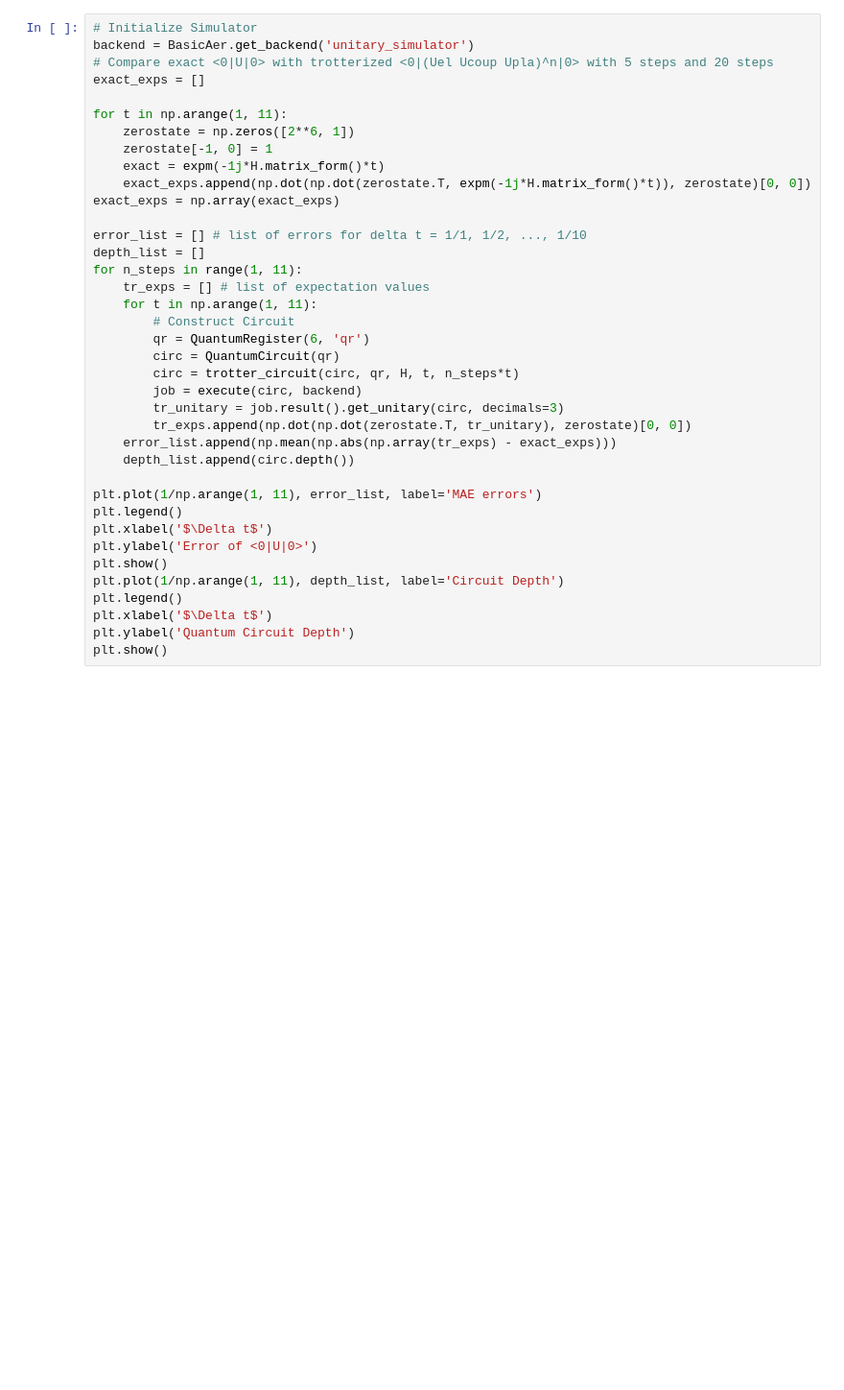
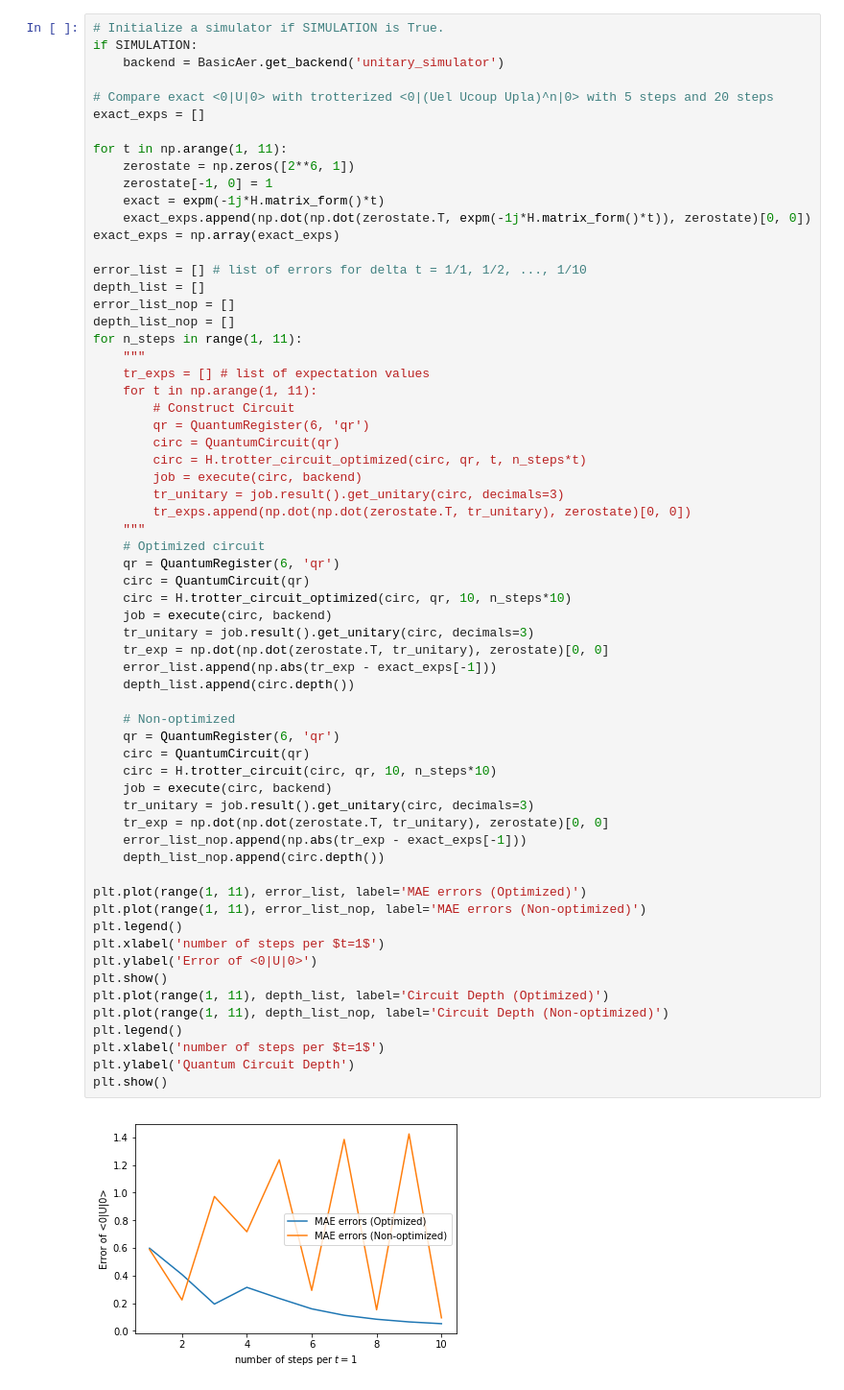
Before and after one commit to brower/QuLAT, a Jupyter notebook: Hiroki/jupyter_notebooks/2_plaquettes_simulation.ipynb, the cells around one changed output. Shown at 96% size. Drawn from its saved outputs; the diff is of its cells as text; blank space fills up the shorter version.

```diff
--- a/Hiroki/jupyter_notebooks/2_plaquettes_simulation.ipynb
+++ b/Hiroki/jupyter_notebooks/2_plaquettes_simulation.ipynb
@@ -101,38 +190,65 @@ plt.show()
 # %%
-# Initialize Simulator
-backend = BasicAer.get_backend('unitary_simulator')
+# Initialize a simulator if SIMULATION is True.
+if SIMULATION:
+    backend = BasicAer.get_backend('unitary_simulator')
+
 # Compare exact <0|U|0> with trotterized <0|(Uel Ucoup Upla)^n|0> with 5 steps and 20 steps
 exact_exps = []
 
 for t in np.arange(1, 11):
     zerostate = np.zeros([2**6, 1])
     zerostate[-1, 0] = 1
     exact = expm(-1j*H.matrix_form()*t)
     exact_exps.append(np.dot(np.dot(zerostate.T, expm(-1j*H.matrix_form()*t)), zerostate)[0, 0])
 exact_exps = np.array(exact_exps)
 
 error_list = [] # list of errors for delta t = 1/1, 1/2, ..., 1/10
 depth_list = []
+error_list_nop = []
+depth_list_nop = []
 for n_steps in range(1, 11):
+    """
     tr_exps = [] # list of expectation values
     for t in np.arange(1, 11):
         # Construct Circuit
         qr = QuantumRegister(6, 'qr')
         circ = QuantumCircuit(qr)
-        circ = trotter_circuit(circ, qr, H, t, n_steps*t)
+        circ = H.trotter_circuit_optimized(circ, qr, t, n_steps*t)
         job = execute(circ, backend)
         tr_unitary = job.result().get_unitary(circ, decimals=3)
         tr_exps.append(np.dot(np.dot(zerostate.T, tr_unitary), zerostate)[0, 0])
-    error_list.append(np.mean(np.abs(np.array(tr_exps) - exact_exps)))
+    """
+    # Optimized circuit
+    qr = QuantumRegister(6, 'qr')
+    circ = QuantumCircuit(qr)
+    circ = H.trotter_circuit_optimized(circ, qr, 10, n_steps*10)
+    job = execute(circ, backend)
+    tr_unitary = job.result().get_unitary(circ, decimals=3)
+    tr_exp = np.dot(np.dot(zerostate.T, tr_unitary), zerostate)[0, 0]
+    error_list.append(np.abs(tr_exp - exact_exps[-1]))
     depth_list.append(circ.depth())
 
-plt.plot(1/np.arange(1, 11), error_list, label='MAE errors')
+    # Non-optimized
+    qr = QuantumRegister(6, 'qr')
+    circ = QuantumCircuit(qr)
+    circ = H.trotter_circuit(circ, qr, 10, n_steps*10)
+    job = execute(circ, backend)
+    tr_unitary = job.result().get_unitary(circ, decimals=3)
+    tr_exp = np.dot(np.dot(zerostate.T, tr_unitary), zerostate)[0, 0]
+    error_list_nop.append(np.abs(tr_exp - exact_exps[-1]))
+    depth_list_nop.append(circ.depth())
+
+plt.plot(range(1, 11), error_list, label='MAE errors (Optimized)')
+plt.plot(range(1, 11), error_list_nop, label='MAE errors (Non-optimized)')
 plt.legend()
-plt.xlabel('$\Delta t$')
+plt.xlabel('number of steps per $t=1$')
 plt.ylabel('Error of <0|U|0>')
 plt.show()
-plt.plot(1/np.arange(1, 11), depth_list, label='Circuit Depth')
+plt.plot(range(1, 11), depth_list, label='Circuit Depth (Optimized)')
+plt.plot(range(1, 11), depth_list_nop, label='Circuit Depth (Non-optimized)')
 plt.legend()
-plt.xlabel('$\Delta t$')
+plt.xlabel('number of steps per $t=1$')
 plt.ylabel('Quantum Circuit Depth')
 plt.show()
+# %% [output]
+[figure, added]
```
Also changed, not shown: parts of 11 cells of this notebook, 25 other files.
